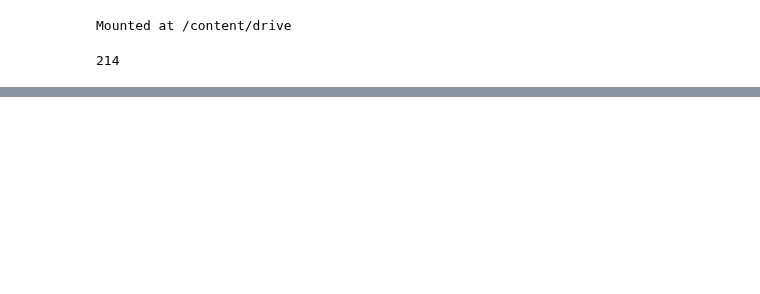
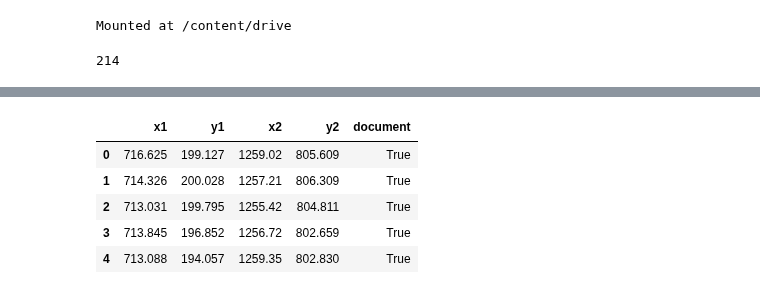
Before and after one commit to alixintong/btt-ai-know-your-customer, a Jupyter notebook: bounding_box.ipynb, the cells around one changed output, grey strips where cells are left out. Cells and saved outputs as stored; diff of their text form; code cells hidden in the pictures; blank space fills up the shorter version.

```diff
--- a/bounding_box.ipynb
+++ b/bounding_box.ipynb
@@ -30,0 +65,8 @@ len(files)
+# %%
+bb = []
+bb.append(df.apply(lambda row: get_coordinates(row), axis = 1))
+# %%
+bb = np.array(bb)
+bb = bb.flatten()
+# %%
+bb = list(bb)
@@ -30,0 +77,2 @@ len(files)
+# %%
+df_bb = pd.DataFrame(data=bb, columns=['x1', 'y1', 'x2', 'y2'])
@@ -30,0 +88,10 @@ len(files)
+# %%
+df_bb['document'] = df['document']
+df_bb.head() # df_bb would be the labels of bounding boxes
+# %% [output]
+|  | x1 | y1 | x2 | y2 | document |
+| 0 | 716.625 | 199.127 | 1259.02 | 805.609 | True |
+| 1 | 714.326 | 200.028 | 1257.21 | 806.309 | True |
+| 2 | 713.031 | 199.795 | 1255.42 | 804.811 | True |
+| 3 | 713.845 | 196.852 | 1256.72 | 802.659 | True |
+| 4 | 713.088 | 194.057 | 1259.35 | 802.830 | True |
```
Also changed, not shown: parts of 6 cells of this notebook.
